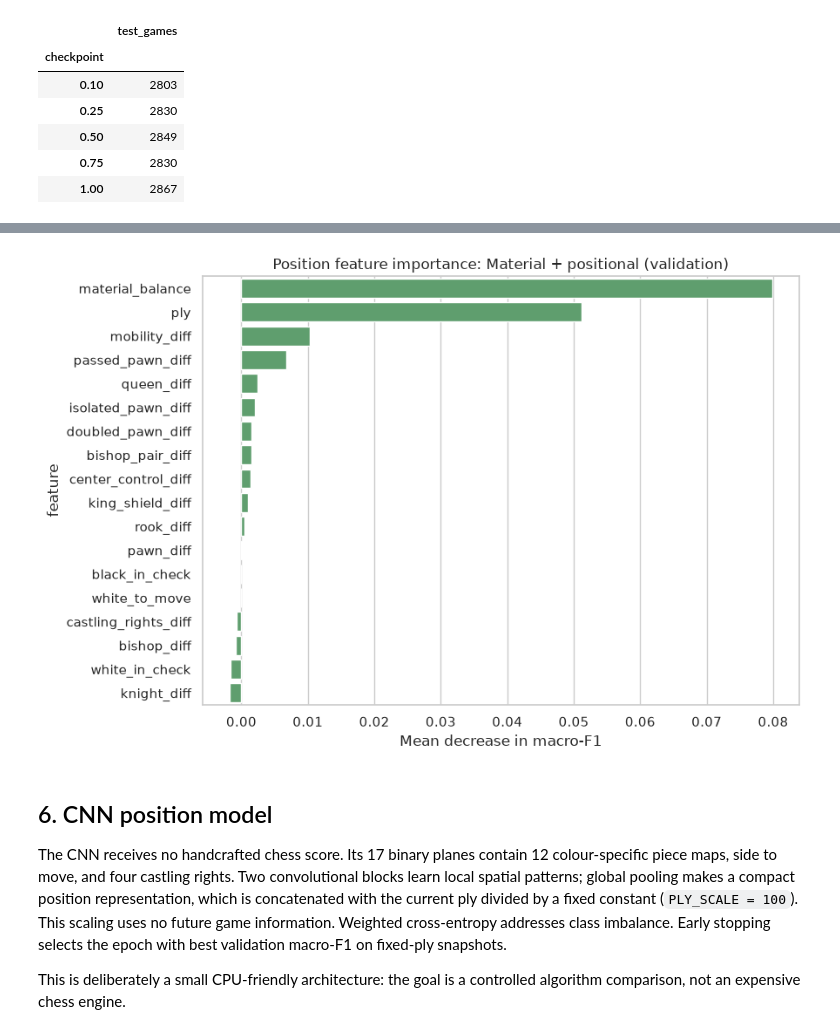
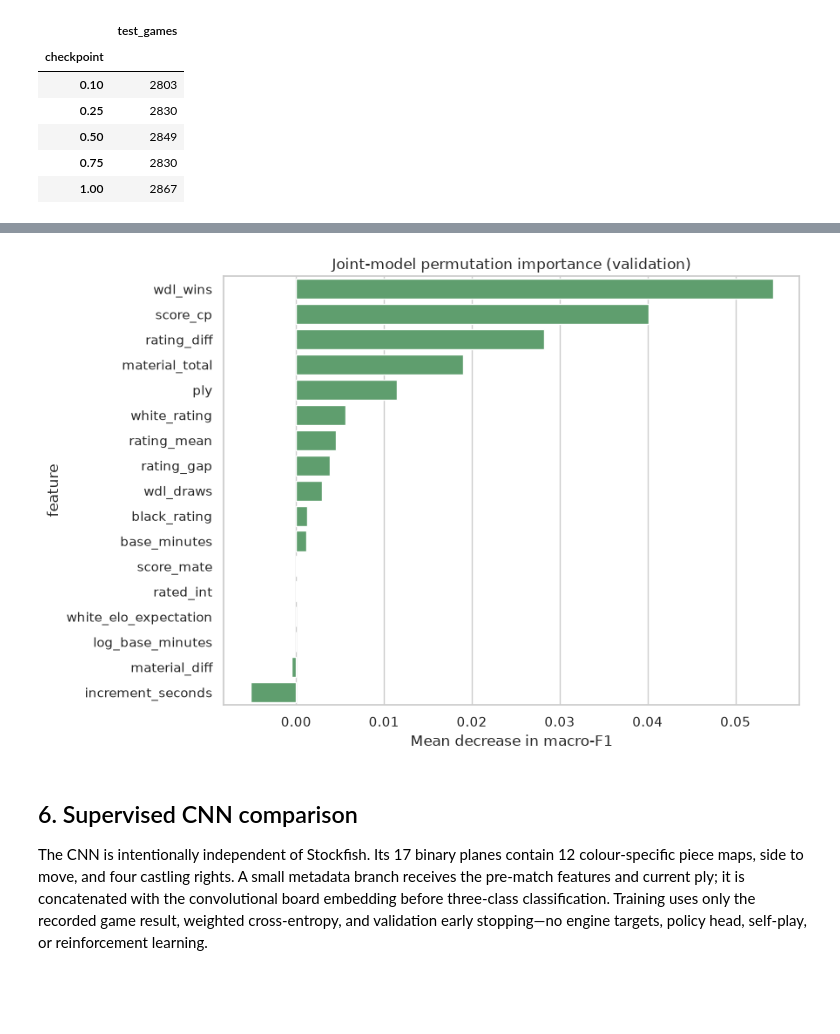
Before and after one commit to processor-zhong/Chess, a Jupyter notebook: CA6001_chess_outcome_prediction.ipynb, the cells around one changed output, grey strips where cells are left out. Saved outputs shown, nothing was run; the diff lists cells and outputs as text; code cells hidden in the pictures; blank space fills up the shorter version.

Commit message:
add stockfish

```diff
--- a/CA6001_chess_outcome_prediction.ipynb
+++ b/CA6001_chess_outcome_prediction.ipynb
@@ -588,14 +555,10 @@ def board_planes(board: chess.Board) -> np.ndarray:
 # %%
 def extract_snapshots(frame: pd.DataFrame) -> tuple[pd.DataFrame, np.ndarray, pd.DataFrame]:
     """Replay games and extract fixed-ply modelling or percentage evaluation snapshots."""
-    records = []
-    tensors = []
-    failures = []
+    records, tensors, failures = [], [], []
     for game_index, row in frame.iterrows():
-        record_start = len(records)
-        tensor_start = len(tensors)
+        record_start, tensor_start = len(records), len(tensors)
         tokens = row["moves"].split()
-
         if row["split"] == "test":
             targets = {
                 max(1, min(len(tokens), int(round(len(tokens) * fraction)))): ("percentage_evaluation", fraction)
@@ -621,7 +584,7 @@ def extract_snapshots(frame: pd.DataFrame) -> tuple[pd.DataFrame, np.ndarray, pd
                         "target": row["target"],
                         "sampling_scheme": sampling_scheme,
                         "checkpoint": checkpoint,
-                        "ply": ply,
+                        "fen": board.fen(),
                     }
                     record.update(board_features(board, ply))
                     records.append(record)
@@ -639,19 +602,10 @@ def extract_snapshots(frame: pd.DataFrame) -> tuple[pd.DataFrame, np.ndarray, pd
 snapshots, boards, parse_failures = extract_snapshots(games)
 assert len(snapshots) == len(boards)
 assert not snapshots.isna().any().any()
-assert snapshots.loc[snapshots["split"].isin(["train", "validation"]), "checkpoint"].eq(-1.0).all()
 print(f"Snapshots: {len(snapshots):,}; board tensor: {boards.shape}; memory: {boards.nbytes / 1_000_000:.1f} MB")
 print(f"Games with SAN parsing failures: {len(parse_failures)}")
-if len(parse_failures):
-    display(parse_failures.head())
 display(snapshots.groupby(["split", "sampling_scheme"]).size().to_frame("snapshots"))
-display(
-    snapshots.loc[snapshots["split"].eq("test")]
-    .groupby("checkpoint")
-    .size()
-    .rename("test_games")
-    .to_frame()
-)
+display(snapshots.loc[snapshots["split"].eq("test")].groupby("checkpoint").size().rename("test_games").to_frame())
 # %% [output]
 Snapshots: 146,111; board tensor: (146111, 17, 8, 8); memory: 159.0 MB
 Games with SAN parsing failures: 0
@@ -729,32 +770,30 @@ display(pd.DataFrame([
 # %%
-handcrafted_importance = permutation_importance(
-    best_handcrafted,
-    snapshots.loc[snapshot_masks["validation"], best_handcrafted_features],
+joint_importance = permutation_importance(
+    best_tabular,
+    snapshots.loc[snapshot_masks["validation"], best_tabular_features],
     y_snapshot[snapshot_masks["validation"]],
     scoring="f1_macro",
     n_repeats=5,
     random_state=SEED,
     n_jobs=-1,
 )
-handcrafted_importance_frame = pd.DataFrame({
-    "feature": best_handcrafted_features,
-    "mean_macro_f1_drop": handcrafted_importance.importances_mean,
-    "std": handcrafted_importance.importances_std,
+joint_importance_frame = pd.DataFrame({
+    "feature": best_tabular_features,
+    "mean_macro_f1_drop": joint_importance.importances_mean,
+    "std": joint_importance.importances_std,
 }).sort_values("mean_macro_f1_drop", ascending=False)
 
 plt.figure(figsize=(9, 6))
-sns.barplot(data=handcrafted_importance_frame, x="mean_macro_f1_drop", y="feature", color="#55a868")
-plt.title(f"Position feature importance: {best_handcrafted_name} (validation)")
+sns.barplot(data=joint_importance_frame, x="mean_macro_f1_drop", y="feature", color="#55a868")
+plt.title("Joint-model permutation importance (validation)")
 plt.xlabel("Mean decrease in macro-F1")
 plt.tight_layout()
-plt.savefig(FIGURE_DIR / "04_position_feature_importance.png", dpi=300, bbox_inches="tight")
+plt.savefig(FIGURE_DIR / "04_joint_feature_importance.png", dpi=300, bbox_inches="tight")
 plt.show()
 # %% [output]
-[figure, old version]
+[figure, new version]
 # %% [markdown]
-## 6. CNN position model
+## 6. Supervised CNN comparison
 
-The CNN receives no handcrafted chess score. Its 17 binary planes contain 12 colour-specific piece maps, side to move, and four castling rights. Two convolutional blocks learn local spatial patterns; global pooling makes a compact position representation, which is concatenated with the current ply divided by a fixed constant (`PLY_SCALE = 100`). This scaling uses no future game information. Weighted cross-entropy addresses class imbalance. Early stopping selects the epoch with best validation macro-F1 on fixed-ply snapshots.
-
-This is deliberately a small CPU-friendly architecture: the goal is a controlled algorithm comparison, not an expensive chess engine.
+The CNN is intentionally independent of Stockfish. Its 17 binary planes contain 12 colour-specific piece maps, side to move, and four castling rights. A small metadata branch receives the pre-match features and current ply; it is concatenated with the convolutional board embedding before three-class classification. Training uses only the recorded game result, weighted cross-entropy, and validation early stopping—no engine targets, policy head, self-play, or reinforcement learning.
 # %%
```
Also changed, not shown: parts of 14 cells of this notebook, 11 other files.
